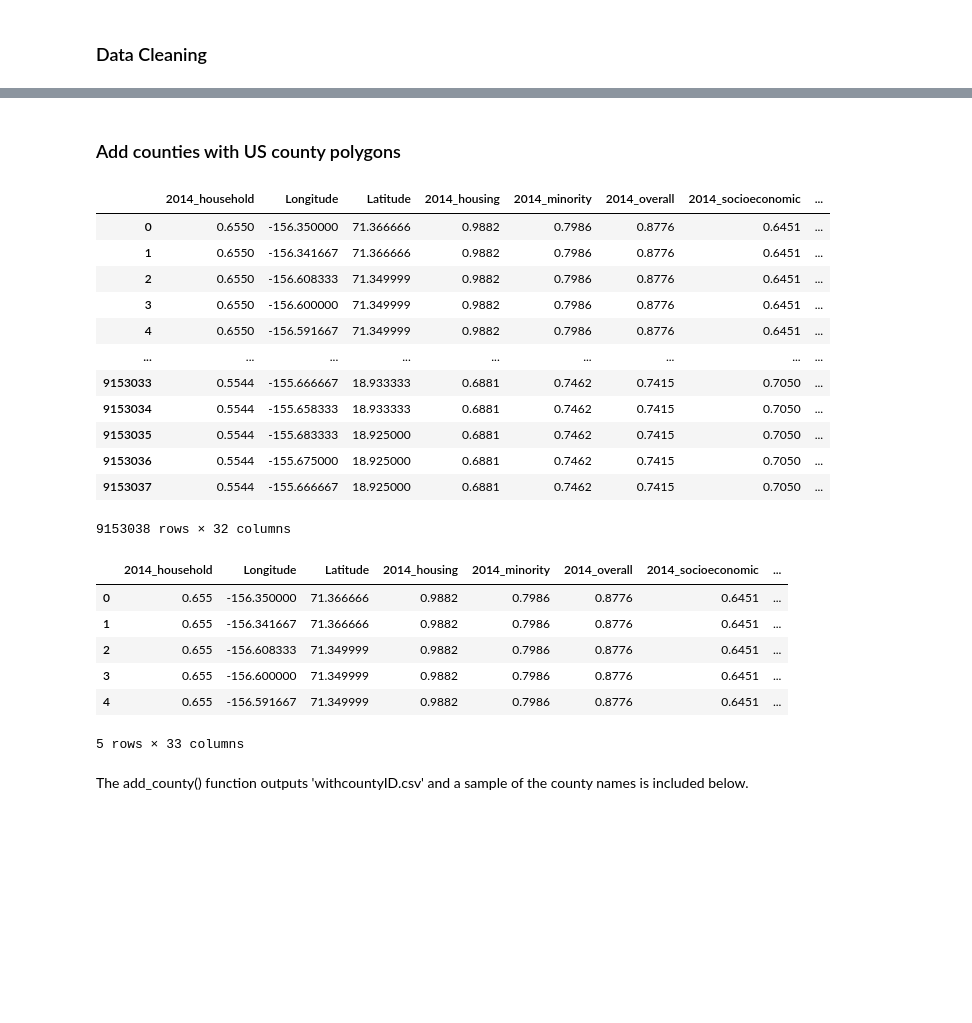
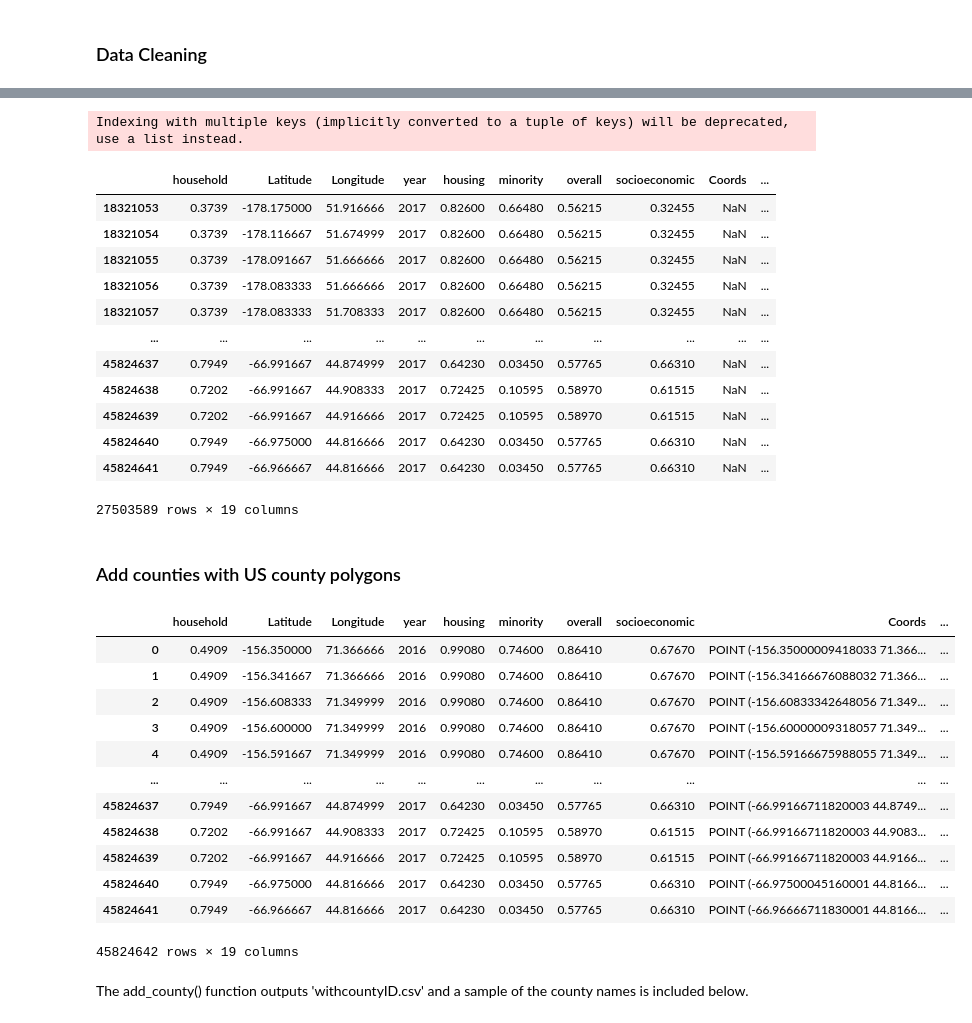
Before and after one commit to DanDryer/Team-Project---Practicum-6748, a Jupyter notebook: SEDAC_econ_data_eda_withcounties.ipynb, the cells around one changed output, grey strips where cells are left out. Cells and saved outputs as stored; diff of their text form; code cells hidden in the pictures; blank space fills up the shorter version.

```diff
--- a/SEDAC_econ_data_eda_withcounties.ipynb
+++ b/SEDAC_econ_data_eda_withcounties.ipynb
@@ -159,11 +166,0 @@ df_svi = df_merged
-# %%
-# Calculate delta columns
-columns = ['minority', 'housing', 'household', 'socioeconomic', 'overall']
-
-for column in columns:
-    # Creates overall change value
-    df_svi[f'delta_{column}'] = df_svi[f'2018_{column}'] - df_svi[f'2014_{column}']
-    # Creates % change variable
-    df_svi[f'pct_change_{column}'] = df_svi[f'delta_{column}'] / df_svi[f'2014_{column}']
-    # Creates annual rate of change variable
-    df_svi[f'annual_rate_of_change_{column}'] = df_svi[f'delta_{column}'] / 5
@@ -188,2 +185,34 @@ df_svi.shape
+# %%
+# Filter the dataframe for rows with year 2016 and 2018
+df_2016 = df_svi[df_svi['year'] == 2016]
+df_2018 = df_svi[df_svi['year'] == 2018]
+
+# Group by 'Latitude' and 'Longitude' and calculate the mean for desired columns
+grouped_df = df_svi.groupby(['Latitude', 'Longitude'])['household', 'housing', 'minority', 'overall', 'socioeconomic'].mean().reset_index()
+
+# Create a new dataframe for year 2017 with mean values
+df_2017 = grouped_df.copy()
+df_2017['year'] = 2017
+
+# Append the new observations to the original dataframe
+df_svi = pd.concat([df_svi, df_2017], ignore_index=True)
+# %% [output]
+Indexing with multiple keys (implicitly converted to a tuple of keys) will be deprecated, use a list instead.
+# %%
+df_svi[df_svi['year'] == 2017]
+# %% [output]
+|  | household | Latitude | Longitude | year | housing | minority | overall | socioeconomic | Coords | ... |
+| 18321053 | 0.3739 | -178.175000 | 51.916666 | 2017 | 0.82600 | 0.66480 | 0.56215 | 0.32455 | NaN | ... |
+| 18321054 | 0.3739 | -178.116667 | 51.674999 | 2017 | 0.82600 | 0.66480 | 0.56215 | 0.32455 | NaN | ... |
+| 18321055 | 0.3739 | -178.091667 | 51.666666 | 2017 | 0.82600 | 0.66480 | 0.56215 | 0.32455 | NaN | ... |
+| 18321056 | 0.3739 | -178.083333 | 51.666666 | 2017 | 0.82600 | 0.66480 | 0.56215 | 0.32455 | NaN | ... |
+| 18321057 | 0.3739 | -178.083333 | 51.708333 | 2017 | 0.82600 | 0.66480 | 0.56215 | 0.32455 | NaN | ... |
+| ... | ... | ... | ... | ... | ... | ... | ... | ... | ... | ... |
+| 45824637 | 0.7949 | -66.991667 | 44.874999 | 2017 | 0.64230 | 0.03450 | 0.57765 | 0.66310 | NaN | ... |
+| 45824638 | 0.7202 | -66.991667 | 44.908333 | 2017 | 0.72425 | 0.10595 | 0.58970 | 0.61515 | NaN | ... |
+| 45824639 | 0.7202 | -66.991667 | 44.916666 | 2017 | 0.72425 | 0.10595 | 0.58970 | 0.61515 | NaN | ... |
+| 45824640 | 0.7949 | -66.975000 | 44.816666 | 2017 | 0.64230 | 0.03450 | 0.57765 | 0.66310 | NaN | ... |
+| 45824641 | 0.7949 | -66.966667 | 44.816666 | 2017 | 0.64230 | 0.03450 | 0.57765 | 0.66310 | NaN | ... |
+27503589 rows × 19 columns
 # %%
 # Exports df_svi to csv zip
@@ -192,32 +221,21 @@ df_svi.to_csv('out.zip', index=True, compression=compression_opts)
 # %% [markdown]
 ### Add counties with US county polygons
-# %%
-df_svi
-# %% [output]
-|  | 2014_household | Longitude | Latitude | 2014_housing | 2014_minority | 2014_overall | 2014_socioeconomic | ... |
-| 0 | 0.6550 | -156.350000 | 71.366666 | 0.9882 | 0.7986 | 0.8776 | 0.6451 | ... |
-| 1 | 0.6550 | -156.341667 | 71.366666 | 0.9882 | 0.7986 | 0.8776 | 0.6451 | ... |
-| 2 | 0.6550 | -156.608333 | 71.349999 | 0.9882 | 0.7986 | 0.8776 | 0.6451 | ... |
-| 3 | 0.6550 | -156.600000 | 71.349999 | 0.9882 | 0.7986 | 0.8776 | 0.6451 | ... |
-| 4 | 0.6550 | -156.591667 | 71.349999 | 0.9882 | 0.7986 | 0.8776 | 0.6451 | ... |
-| ... | ... | ... | ... | ... | ... | ... | ... | ... |
-| 9153033 | 0.5544 | -155.666667 | 18.933333 | 0.6881 | 0.7462 | 0.7415 | 0.7050 | ... |
-| 9153034 | 0.5544 | -155.658333 | 18.933333 | 0.6881 | 0.7462 | 0.7415 | 0.7050 | ... |
-| 9153035 | 0.5544 | -155.683333 | 18.925000 | 0.6881 | 0.7462 | 0.7415 | 0.7050 | ... |
-| 9153036 | 0.5544 | -155.675000 | 18.925000 | 0.6881 | 0.7462 | 0.7415 | 0.7050 | ... |
-| 9153037 | 0.5544 | -155.666667 | 18.925000 | 0.6881 | 0.7462 | 0.7415 | 0.7050 | ... |
-9153038 rows × 32 columns
 # %%
 add_county(df_svi)
-df_svi.head()
 # %% [output]
-|  | 2014_household | Longitude | Latitude | 2014_housing | 2014_minority | 2014_overall | 2014_socioeconomic | ... |
-| 0 | 0.655 | -156.350000 | 71.366666 | 0.9882 | 0.7986 | 0.8776 | 0.6451 | ... |
-| 1 | 0.655 | -156.341667 | 71.366666 | 0.9882 | 0.7986 | 0.8776 | 0.6451 | ... |
-| 2 | 0.655 | -156.608333 | 71.349999 | 0.9882 | 0.7986 | 0.8776 | 0.6451 | ... |
-| 3 | 0.655 | -156.600000 | 71.349999 | 0.9882 | 0.7986 | 0.8776 | 0.6451 | ... |
-| 4 | 0.655 | -156.591667 | 71.349999 | 0.9882 | 0.7986 | 0.8776 | 0.6451 | ... |
+|  | household | Latitude | Longitude | year | housing | minority | overall | socioeconomic | Coords | ... |
+| 0 | 0.4909 | -156.350000 | 71.366666 | 2016 | 0.99080 | 0.74600 | 0.86410 | 0.67670 | POINT (-156.35000009418033 71.366... | ... |
+| 1 | 0.4909 | -156.341667 | 71.366666 | 2016 | 0.99080 | 0.74600 | 0.86410 | 0.67670 | POINT (-156.34166676088032 71.366... | ... |
+| 2 | 0.4909 | -156.608333 | 71.349999 | 2016 | 0.99080 | 0.74600 | 0.86410 | 0.67670 | POINT (-156.60833342648056 71.349... | ... |
+| 3 | 0.4909 | -156.600000 | 71.349999 | 2016 | 0.99080 | 0.74600 | 0.86410 | 0.67670 | POINT (-156.60000009318057 71.349... | ... |
+| 4 | 0.4909 | -156.591667 | 71.349999 | 2016 | 0.99080 | 0.74600 | 0.86410 | 0.67670 | POINT (-156.59166675988055 71.349... | ... |
+| ... | ... | ... | ... | ... | ... | ... | ... | ... | ... | ... |
+| 45824637 | 0.7949 | -66.991667 | 44.874999 | 2017 | 0.64230 | 0.03450 | 0.57765 | 0.66310 | POINT (-66.99166711820003 44.8749... | ... |
+| 45824638 | 0.7202 | -66.991667 | 44.908333 | 2017 | 0.72425 | 0.10595 | 0.58970 | 0.61515 | POINT (-66.99166711820003 44.9083... | ... |
+| 45824639 | 0.7202 | -66.991667 | 44.916666 | 2017 | 0.72425 | 0.10595 | 0.58970 | 0.61515 | POINT (-66.99166711820003 44.9166... | ... |
+| 45824640 | 0.7949 | -66.975000 | 44.816666 | 2017 | 0.64230 | 0.03450 | 0.57765 | 0.66310 | POINT (-66.97500045160001 44.8166... | ... |
+| 45824641 | 0.7949 | -66.966667 | 44.816666 | 2017 | 0.64230 | 0.03450 | 0.57765 | 0.66310 | POINT (-66.96666711830001 44.8166... | ... |
-5 rows × 33 columns
+45824642 rows × 19 columns
 # %% [markdown]
 The add_county() function outputs 'withcountyID.csv' and a sample of the county names is included below.
 # %%
```
Also changed, not shown: parts of 13 cells of this notebook, 1 other file.
